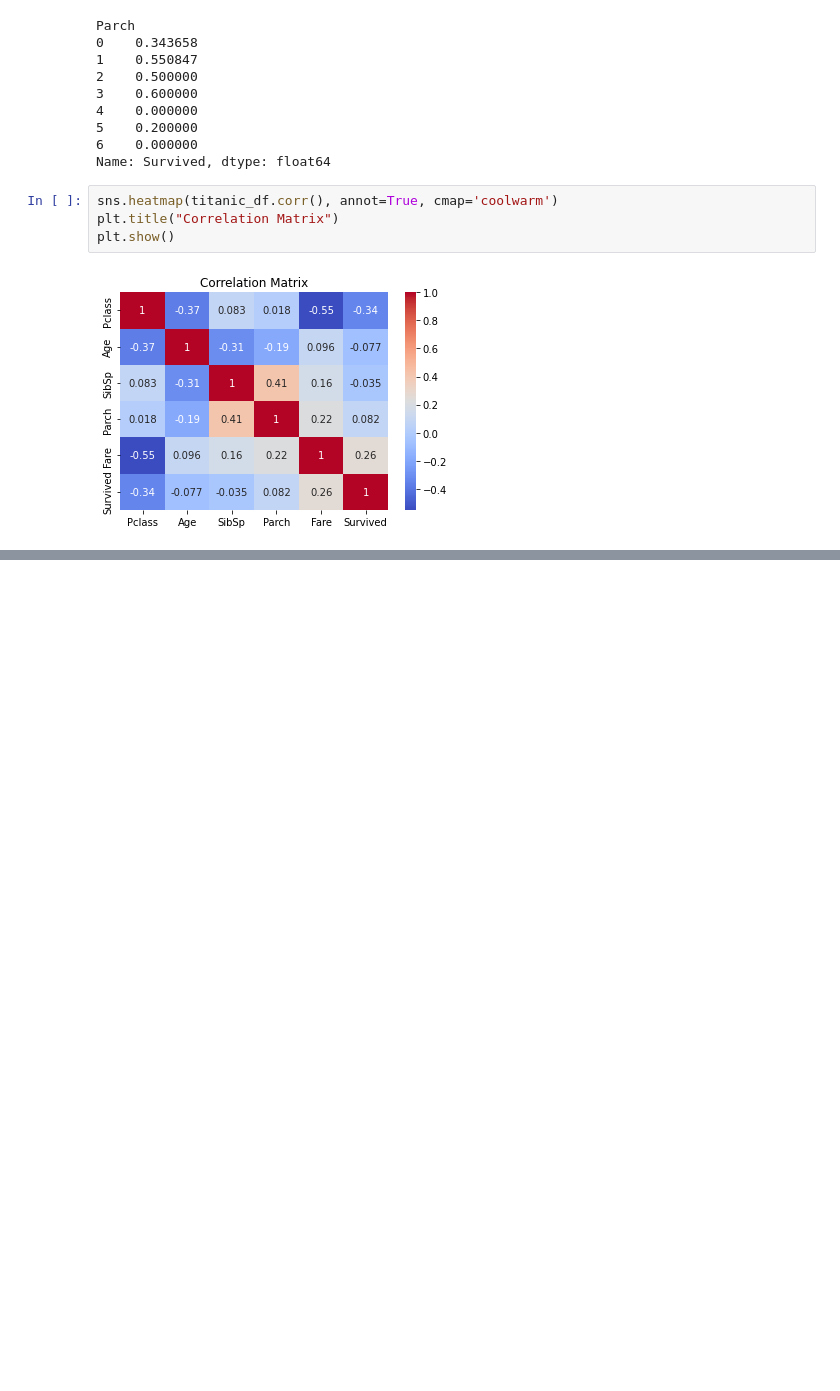
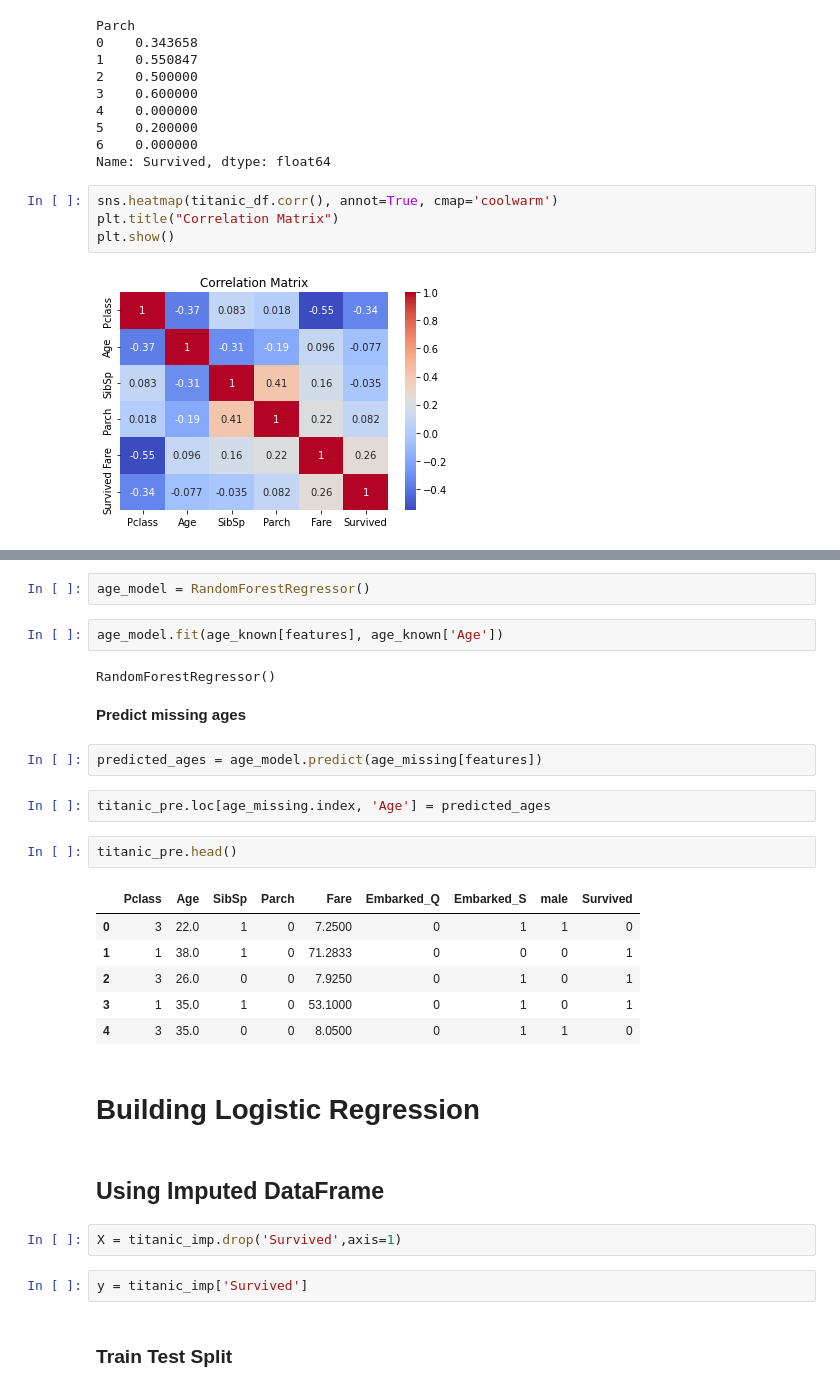
Before and after one commit to aminmk99/machine-learning-projects, a Jupyter notebook: Titanic.ipynb, the cells around one changed output, grey strips where cells are left out. Cells and saved outputs as stored; diff of their text form; blank space fills up the shorter version.

Commit message:
Implemented Logistic Regression

```diff
--- a/Titanic.ipynb
+++ b/Titanic.ipynb
@@ -205,0 +280,31 @@ This is class method
+# %%
+age_model = RandomForestRegressor()
+# %%
+age_model.fit(age_known[features], age_known['Age'])
+# %% [output]
+RandomForestRegressor()
+# %% [markdown]
+**Predict missing ages**
+# %%
+predicted_ages = age_model.predict(age_missing[features])
+# %%
+titanic_pre.loc[age_missing.index, 'Age'] = predicted_ages
+# %%
+titanic_pre.head()
+# %% [output]
+|  | Pclass | Age | SibSp | Parch | Fare | Embarked_Q | Embarked_S | male | Survived |
+| 0 | 3 | 22.0 | 1 | 0 | 7.2500 | 0 | 1 | 1 | 0 |
+| 1 | 1 | 38.0 | 1 | 0 | 71.2833 | 0 | 0 | 0 | 1 |
+| 2 | 3 | 26.0 | 0 | 0 | 7.9250 | 0 | 1 | 0 | 1 |
+| 3 | 1 | 35.0 | 1 | 0 | 53.1000 | 0 | 1 | 0 | 1 |
+| 4 | 3 | 35.0 | 0 | 0 | 8.0500 | 0 | 1 | 1 | 0 |
+# %% [markdown]
+# Building Logistic Regression
+# %% [markdown]
+## Using Imputed DataFrame
+# %%
+X = titanic_imp.drop('Survived',axis=1)
+# %%
+y = titanic_imp['Survived']
+# %% [markdown]
+### Train Test Split
```
Also changed, not shown: parts of 61 cells of this notebook.
